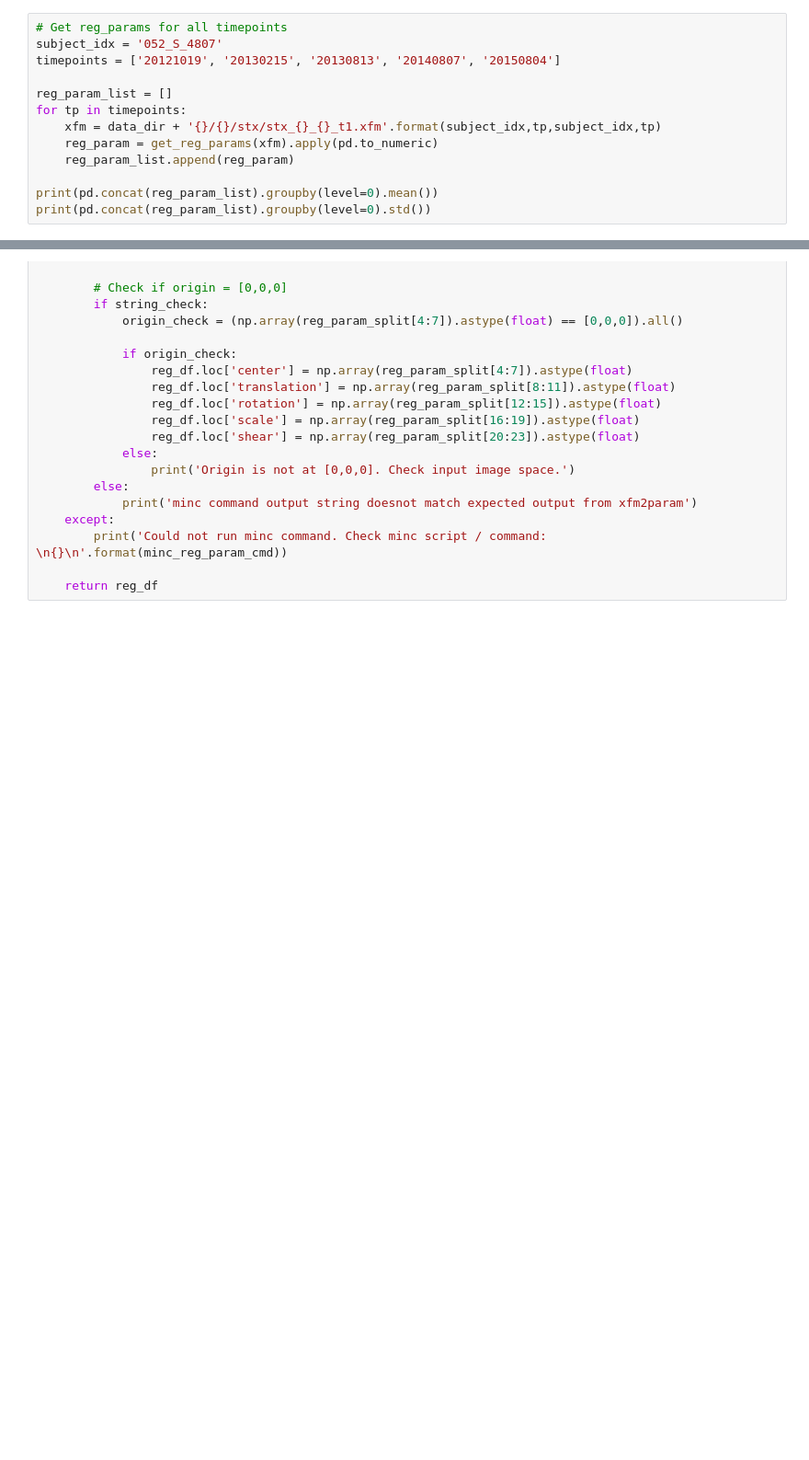
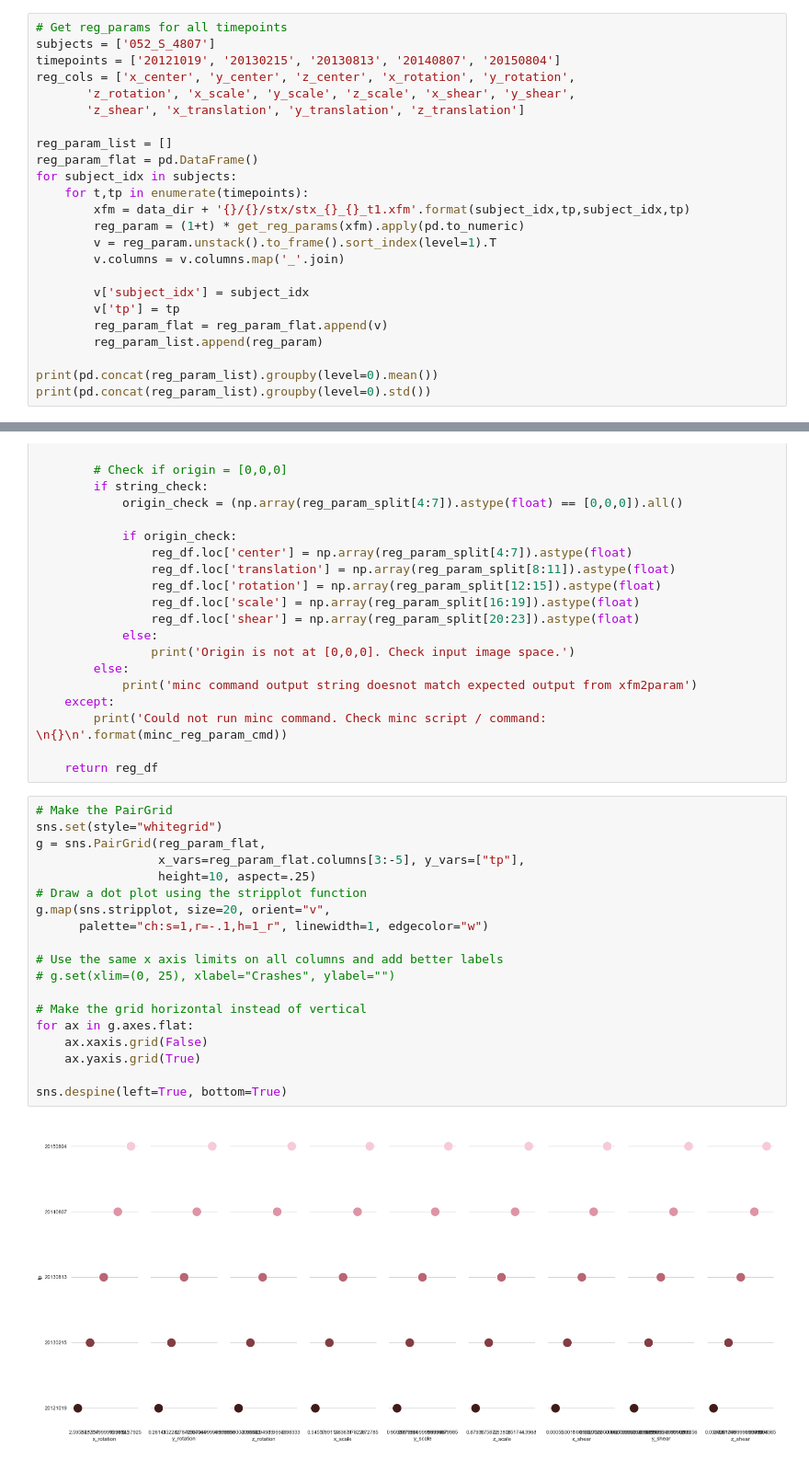
Before and after one commit to nikhil-C45/MR_preproc_dash, a Jupyter notebook: notebooks/MR_preproc_dash_registration_metrics.ipynb, the cells around one changed output, grey strips where cells are left out. Shown at 92% size. Cells and saved outputs as stored; diff of their text form; blank space fills up the shorter version.

```diff
--- a/notebooks/MR_preproc_dash_registration_metrics.ipynb
+++ b/notebooks/MR_preproc_dash_registration_metrics.ipynb
@@ -52,14 +54,25 @@ scale        0.94557  0.95997  0.87936
 shear        0.00055 -0.00056  0.00873
 # %%
 # Get reg_params for all timepoints
-subject_idx = '052_S_4807'
+subjects = ['052_S_4807']
 timepoints = ['20121019', '20130215', '20130813', '20140807', '20150804']
+reg_cols = ['x_center', 'y_center', 'z_center', 'x_rotation', 'y_rotation',
+       'z_rotation', 'x_scale', 'y_scale', 'z_scale', 'x_shear', 'y_shear',
+       'z_shear', 'x_translation', 'y_translation', 'z_translation']
 
 reg_param_list = []
-for tp in timepoints:
-    xfm = data_dir + '{}/{}/stx/stx_{}_{}_t1.xfm'.format(subject_idx,tp,subject_idx,tp)
-    reg_param = get_reg_params(xfm).apply(pd.to_numeric)
-    reg_param_list.append(reg_param)
+reg_param_flat = pd.DataFrame()
+for subject_idx in subjects:
+    for t,tp in enumerate(timepoints):
+        xfm = data_dir + '{}/{}/stx/stx_{}_{}_t1.xfm'.format(subject_idx,tp,subject_idx,tp)
+        reg_param = (1+t) * get_reg_params(xfm).apply(pd.to_numeric)
+        v = reg_param.unstack().to_frame().sort_index(level=1).T
+        v.columns = v.columns.map('_'.join)
+
+        v['subject_idx'] = subject_idx
+        v['tp'] = tp
+        reg_param_flat = reg_param_flat.append(v)
+        reg_param_list.append(reg_param)
 
 print(pd.concat(reg_param_list).groupby(level=0).mean())
 print(pd.concat(reg_param_list).groupby(level=0).std())
@@ -124,3 +137,24 @@ def get_reg_params(xfm):
         print('Could not run minc command. Check minc script / command: \n{}\n'.format(minc_reg_param_cmd))
 
     return reg_df
+# %%
+# Make the PairGrid
+sns.set(style="whitegrid")
+g = sns.PairGrid(reg_param_flat,
+                 x_vars=reg_param_flat.columns[3:-5], y_vars=["tp"],
+                 height=10, aspect=.25)
+# Draw a dot plot using the stripplot function
+g.map(sns.stripplot, size=20, orient="v",
+      palette="ch:s=1,r=-.1,h=1_r", linewidth=1, edgecolor="w")
+
+# Use the same x axis limits on all columns and add better labels
+# g.set(xlim=(0, 25), xlabel="Crashes", ylabel="")
+
+# Make the grid horizontal instead of vertical
+for ax in g.axes.flat:
+    ax.xaxis.grid(False)
+    ax.yaxis.grid(True)
+
+sns.despine(left=True, bottom=True)
+# %% [output]
+[figure, added]
```
Also changed, not shown: parts of 2 cells of this notebook.
